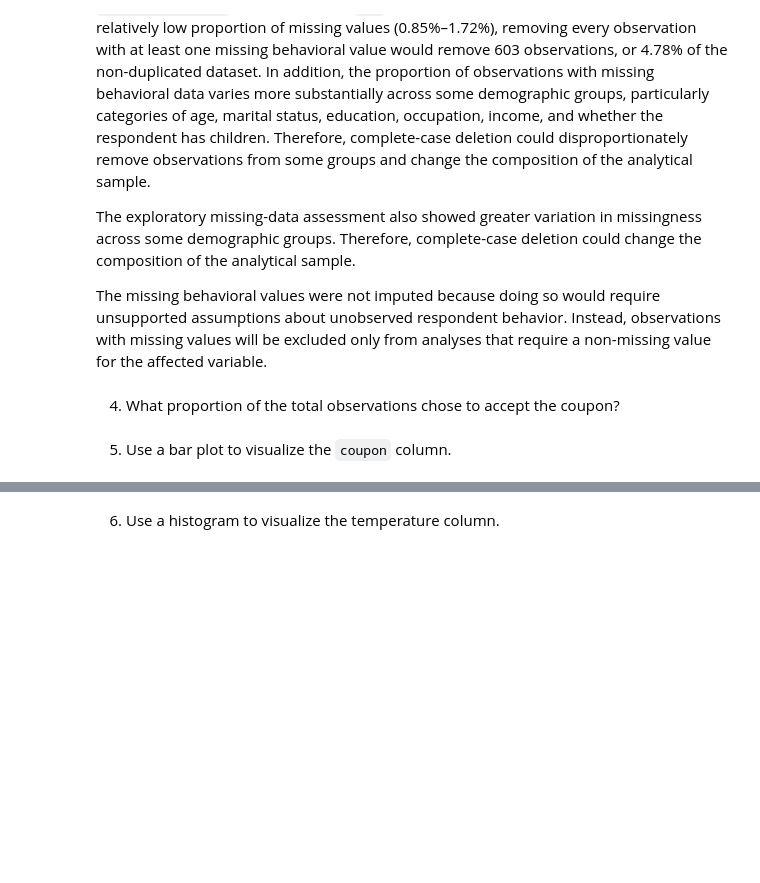
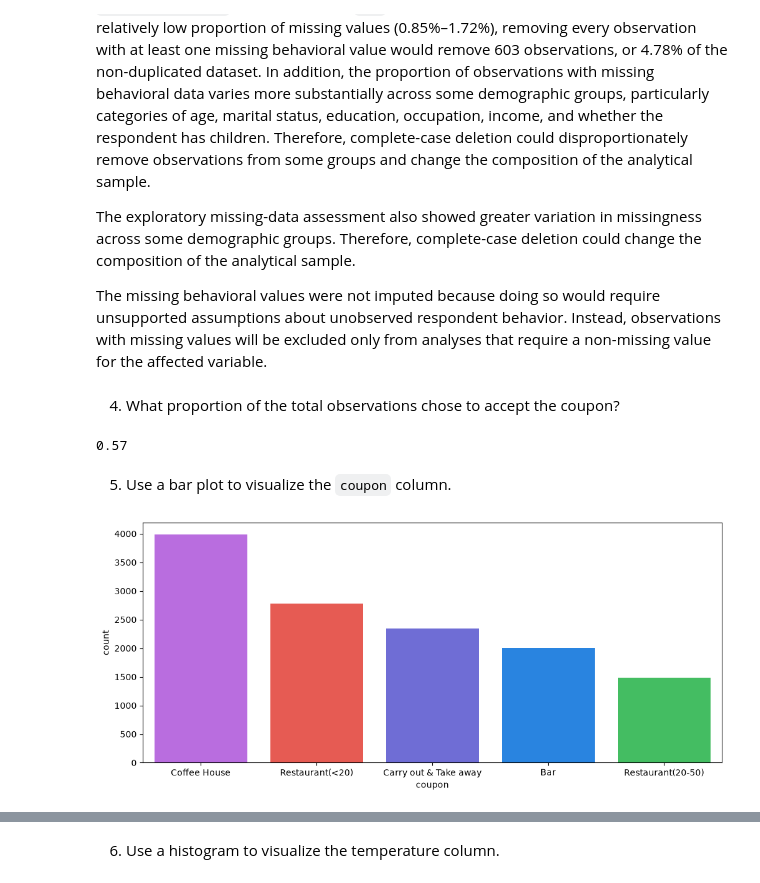
Before and after one commit to mvin-odissey/coupon-acceptance-analysis, a Jupyter notebook: prompt.ipynb, the cells around one changed output, grey strips where cells are left out. Drawn from its saved outputs; the diff is of its cells as text; code cells hidden in the pictures; blank space fills up the shorter version.

Commit message:
Explore overall coupon acceptance and distributions

```diff
--- a/prompt.ipynb
+++ b/prompt.ipynb
@@ -477,5 +477,37 @@ The exploratory missing-data assessment also showed greater variation in missing
 The missing behavioral values were not imputed because doing so would require unsupported assumptions about unobserved respondent behavior. Instead, observations with missing values will be excluded only from analyses that require a non-missing value for the affected variable.
 # %% [markdown]
 4. What proportion of the total observations chose to accept the coupon?
+# %%
+accepted = data_clean["Y"].mean()
+print(round(accepted, 2))
+# %% [output]
+0.57
 # %% [markdown]
 5. Use a bar plot to visualize the `coupon` column.
+# %%
+# Sort coupon types by number of observations
+coupon_order = data_clean["coupon"].value_counts().index
+
+colors = [
+    "#FF453A",  # red
+    "#BF5AF2",  # violet
+    "#5E5CE6",  # indigo
+    "#0A84FF",  # blue
+    "#30D158",  # green
+]
+
+plt.figure(figsize=(12, 5))
+
+# Visualize the number of observations for each coupon type
+sns.countplot(
+    data=data_clean,
+    x="coupon",
+    hue="coupon",
+    order=coupon_order,
+    palette=colors,
+    legend=False
+)
+
+plt.show()
+# %% [output]
+[figure, added]
```
Also changed, not shown: parts of 3 cells of this notebook.
